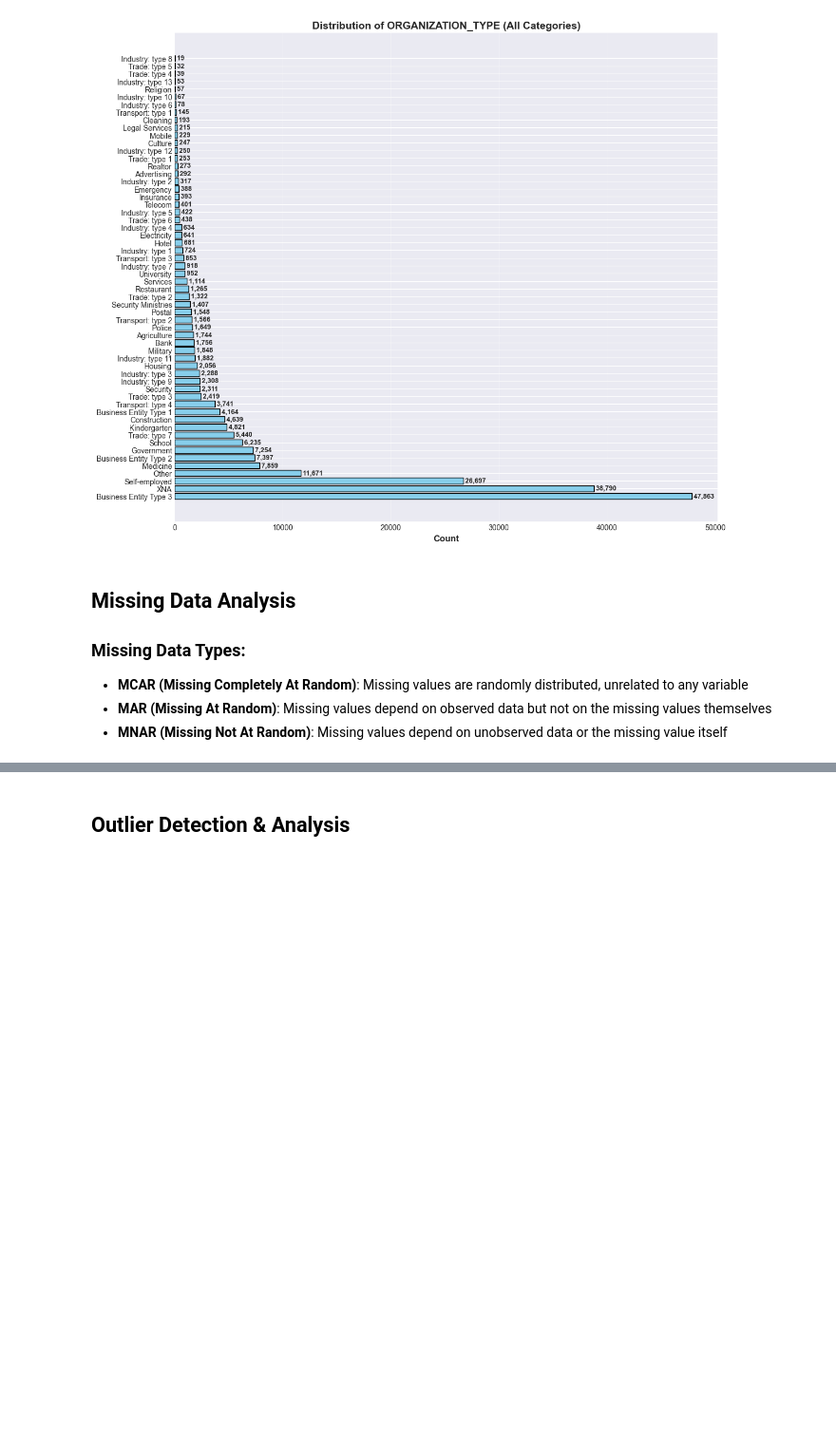
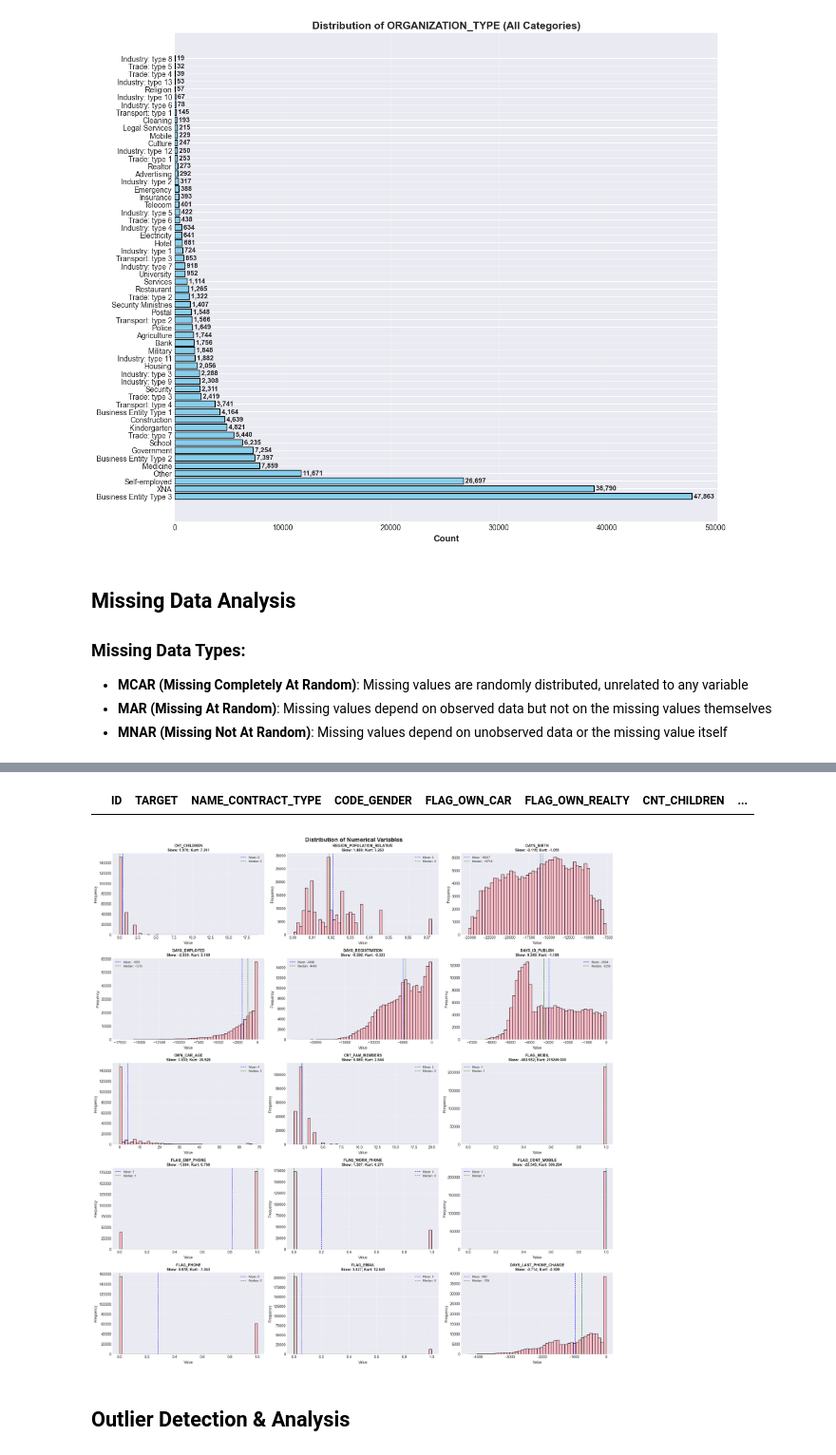
Before and after one commit to MinhGioChai/Data-Visualization, a Jupyter notebook: Dataunderstanding (1).ipynb, the cells around one changed output, grey strips where cells are left out. Shown at 95% size. Drawn from its saved outputs; the diff is of its cells as text; code cells hidden in the pictures; blank space fills up the shorter version.

```diff
--- a/Dataunderstanding (1).ipynb
+++ b/Dataunderstanding (1).ipynb
@@ -521,3 +570,37 @@ Phần này xem drop hay ko thì qutrong cái mối quan hệ vs các biến kh
+# %%
+work_df[(work_df['FLAG_OWN_CAR']=='Y') & (work_df['OWN_CAR_AGE'].isna())]
+# %% [output]
+|  | ID | TARGET | NAME_CONTRACT_TYPE | CODE_GENDER | FLAG_OWN_CAR | FLAG_OWN_REALTY | CNT_CHILDREN | ... |
+# %%
+# Tạo histograms cho các biến numerical ( sau khi xử lý missing)
+n_cols = 3
+n_rows = int(np.ceil(len(numerical_demo) / n_cols))
+
+fig, axes = plt.subplots(n_rows, n_cols, figsize=(20, n_rows*4))
+axes = axes.flatten()
+
+for idx, col in enumerate(numerical_demo):
+    data = work_df[col].dropna()
+
+    axes[idx].hist(data, bins=50, edgecolor='black', alpha=1, color='pink')
+    axes[idx].set_title(f'{col}\nSkew: {stats.skew(data):.3f}; Kurt: {stats.kurtosis(data):.3f}', fontsize=10, fontweight='bold')
+    axes[idx].set_xlabel('Value')
+    axes[idx].set_ylabel('Frequency')
+    axes[idx].grid(alpha=0.5)
+
+    # Thêm đường thẳng mean và median
+    axes[idx].axvline(data.mean(), color='blue', linestyle='--', linewidth=1, label=f'Mean: {data.mean():.0f}')
+    axes[idx].axvline(data.median(), color='green', linestyle='--', linewidth=1, label=f'Median: {data.median():.0f}')
+    axes[idx].legend(fontsize=8)
+
+for idx in range(len(numerical_demo), len(axes)):
+    axes[idx].axis('off')
+
+plt.tight_layout()
+plt.suptitle('Distribution of Numerical Variables', y=1.005, fontsize=16, fontweight='bold')
+plt.show()
+# %% [output]
+[figure, added]
 # %% [markdown]
 
 ## **Outlier Detection & Analysis**
```
Also changed, not shown: parts of 33 cells of this notebook.
